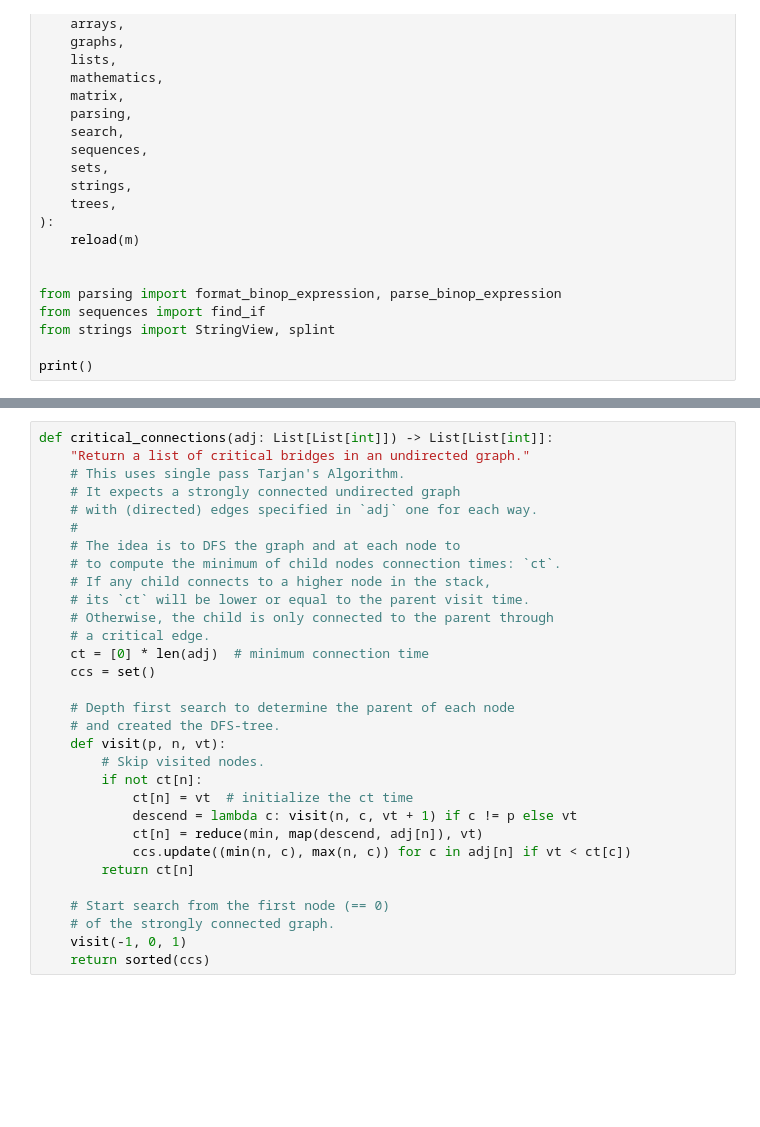
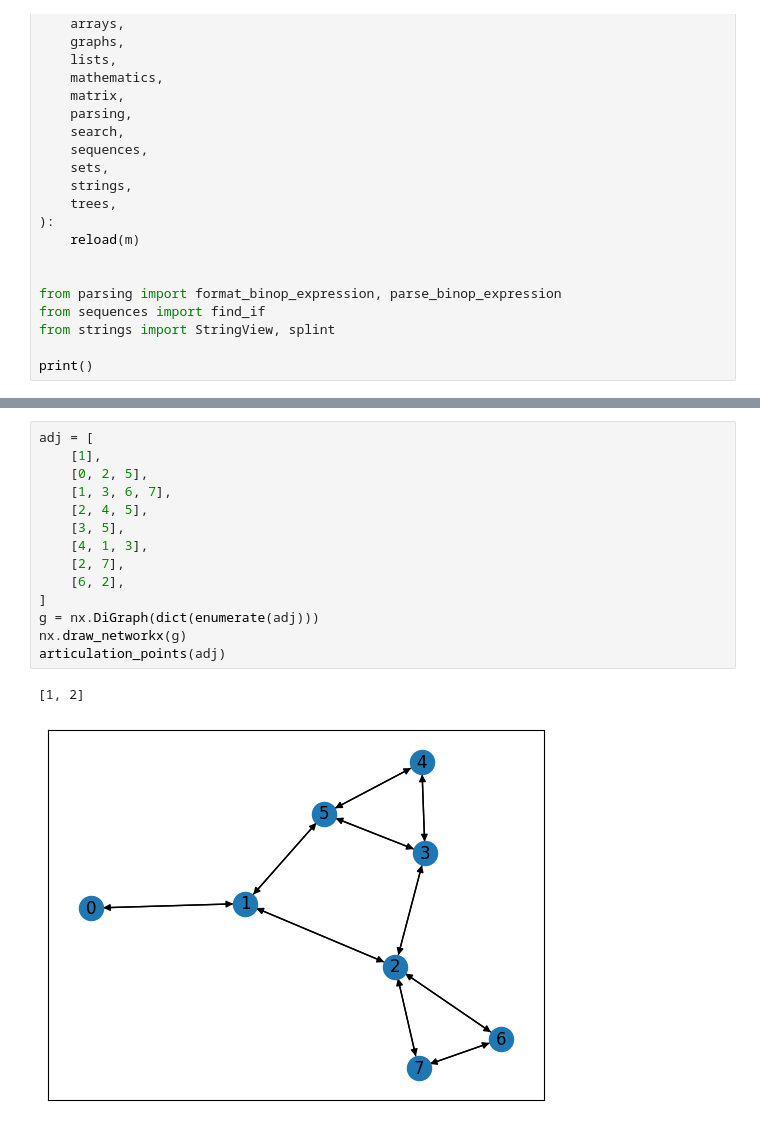
Before and after one commit to czaky/puzzles, a Jupyter notebook: notebook.ipynb, the cells around one changed output, grey strips where cells are left out. Cells and saved outputs as stored; diff of their text form; blank space fills up the shorter version.

```diff
--- a/notebook.ipynb
+++ b/notebook.ipynb
@@ -98,34 +108,20 @@ def critical_connections(adj: List[List[int]]) -> List[List[int]]:
-# %%
-def critical_connections(adj: List[List[int]]) -> List[List[int]]:
-    "Return a list of critical bridges in an undirected graph."
-    # This uses single pass Tarjan's Algorithm.
-    # It expects a strongly connected undirected graph
-    # with (directed) edges specified in `adj` one for each way.
-    #
-    # The idea is to DFS the graph and at each node to
-    # to compute the minimum of child nodes connection times: `ct`.
-    # If any child connects to a higher node in the stack,
-    # its `ct` will be lower or equal to the parent visit time.
-    # Otherwise, the child is only connected to the parent through
-    # a critical edge.
-    ct = [0] * len(adj)  # minimum connection time
-    ccs = set()
-
-    # Depth first search to determine the parent of each node
-    # and created the DFS-tree.
-    def visit(p, n, vt):
-        # Skip visited nodes.
-        if not ct[n]:
-            ct[n] = vt  # initialize the ct time
-            descend = lambda c: visit(n, c, vt + 1) if c != p else vt
-            ct[n] = reduce(min, map(descend, adj[n]), vt)
-            ccs.update((min(n, c), max(n, c)) for c in adj[n] if vt < ct[c])
-        return ct[n]
-
-    # Start search from the first node (== 0)
-    # of the strongly connected graph.
-    visit(-1, 0, 1)
-    return sorted(ccs)
+# %%
+adj = [
+    [1],
+    [0, 2, 5],
+    [1, 3, 6, 7],
+    [2, 4, 5],
+    [3, 5],
+    [4, 1, 3],
+    [2, 7],
+    [6, 2],
+]
+g = nx.DiGraph(dict(enumerate(adj)))
+nx.draw_networkx(g)
+articulation_points(adj)
+# %% [output]
+[1, 2]
+[figure, added]
 # %%
 adj = [[1], [2, 0], [1, 3, 4], [2, 4], [2, 3]]
 g = nx.DiGraph(dict(enumerate(adj)))
```
Also changed, not shown: parts of 5 cells of this notebook, 1 other file.
